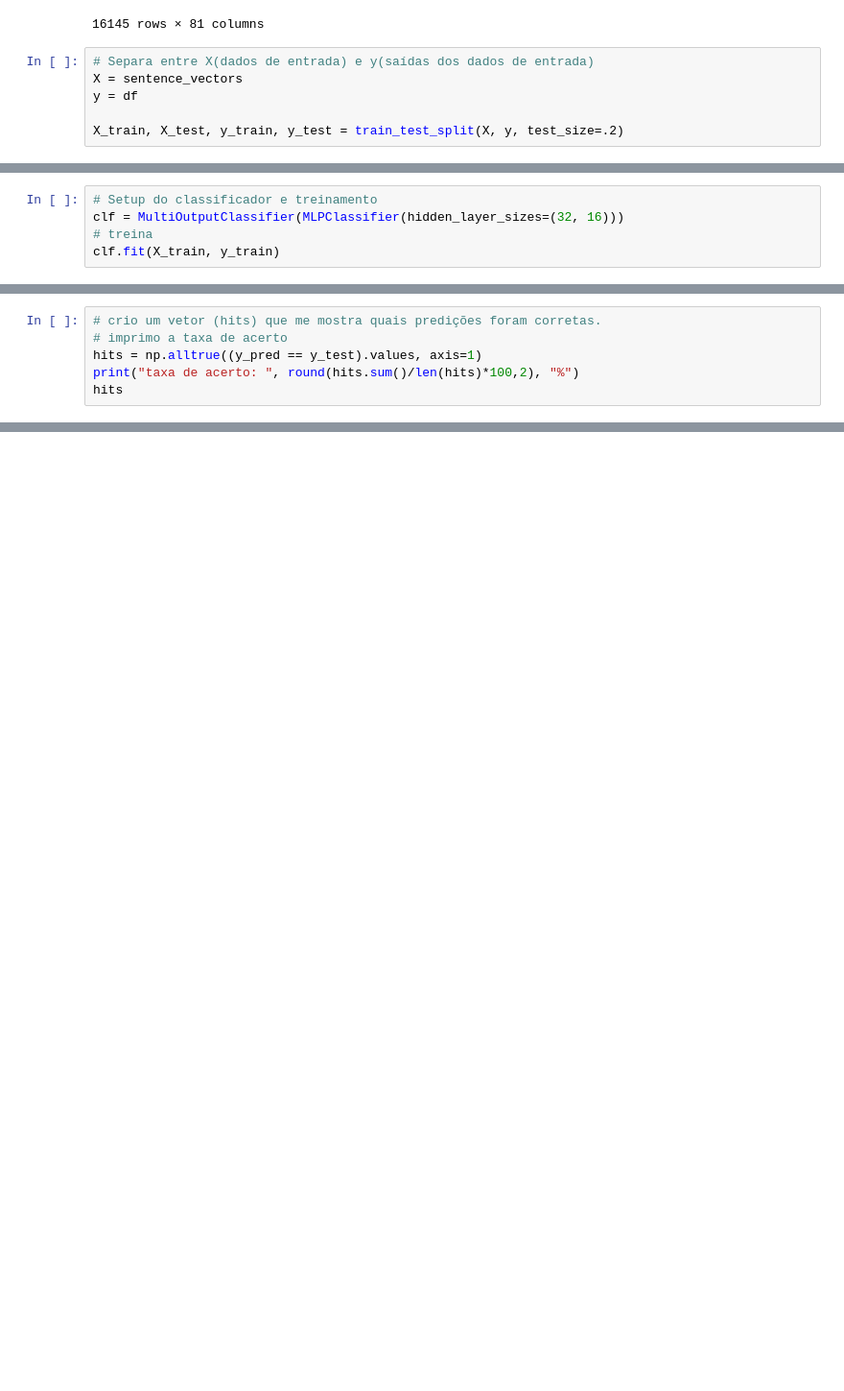
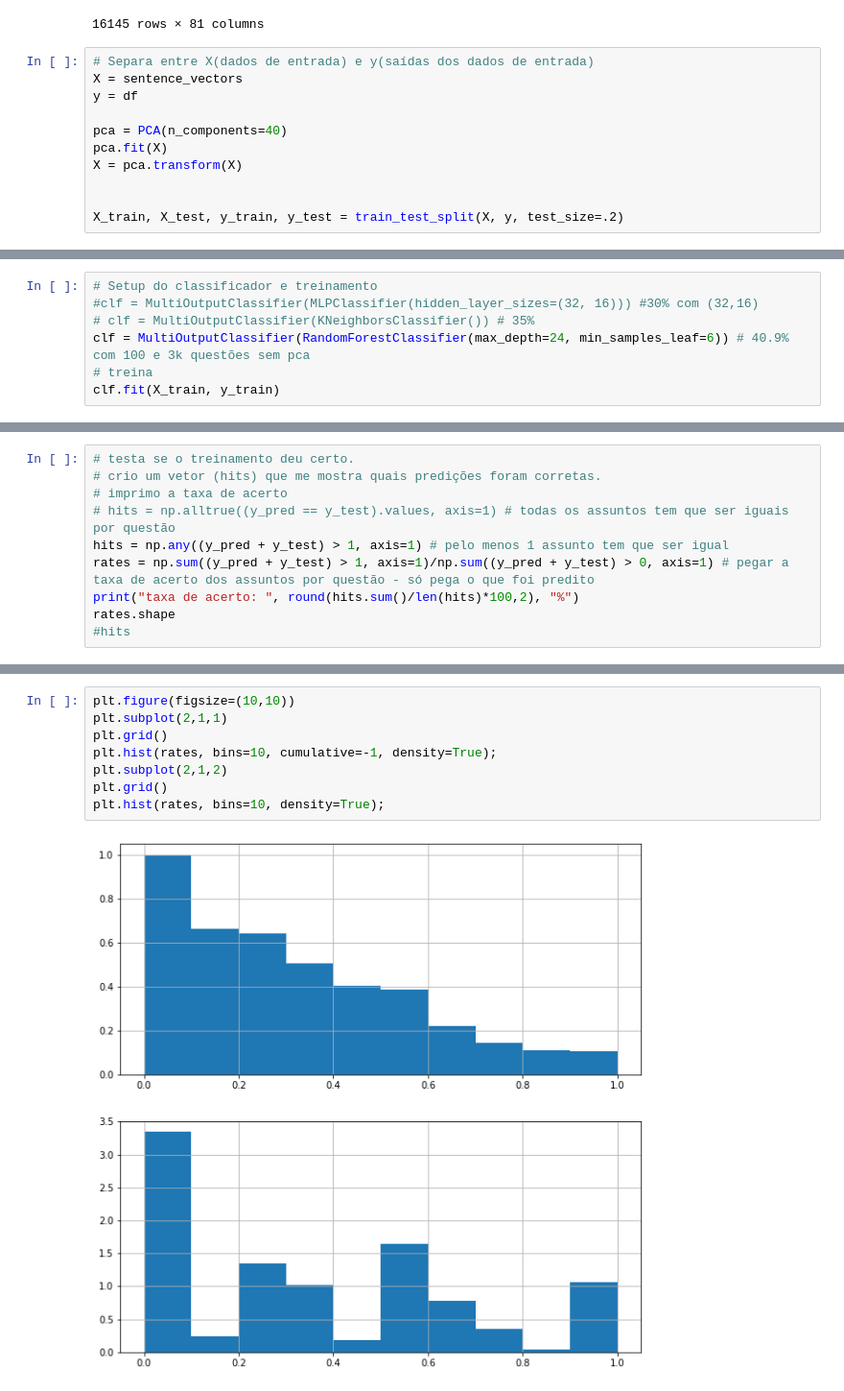
Before and after one commit to msfreit/awari, a Jupyter notebook: 2 - Mentoria/question_subject_classification_v1.1.ipynb, the cells around one changed output, grey strips where cells are left out. Shown at 96% size. Drawn from its saved outputs; the diff is of its cells as text; blank space fills up the shorter version.

```diff
--- a/2 - Mentoria/question_subject_classification_v1.1.ipynb
+++ b/2 - Mentoria/question_subject_classification_v1.1.ipynb
@@ -377,6 +382,11 @@ df
 X = sentence_vectors
 y = df
 
+pca = PCA(n_components=40)
+pca.fit(X)
+X = pca.transform(X)
+
+
 X_train, X_test, y_train, y_test = train_test_split(X, y, test_size=.2)
 # %%
 # import sklearn
@@ -386,6 +401,8 @@ from sklearn.neural_network import MLPClassifier
 # %%
 # Setup do classificador e treinamento
-clf = MultiOutputClassifier(MLPClassifier(hidden_layer_sizes=(32, 16)))
+#clf = MultiOutputClassifier(MLPClassifier(hidden_layer_sizes=(32, 16))) #30% com (32,16)
+# clf = MultiOutputClassifier(KNeighborsClassifier()) # 35%
+clf = MultiOutputClassifier(RandomForestClassifier(max_depth=24, min_samples_leaf=6)) # 40.9% com 100 e 3k questões sem pca
 # treina
 clf.fit(X_train, y_train)
 # %% [output]
@@ -399,7 +421,11 @@ y_pred.shape
 # %%
+# testa se o treinamento deu certo.
 # crio um vetor (hits) que me mostra quais predições foram corretas.
 # imprimo a taxa de acerto
-hits = np.alltrue((y_pred == y_test).values, axis=1)
+# hits = np.alltrue((y_pred == y_test).values, axis=1) # todas os assuntos tem que ser iguais por questão
+hits = np.any((y_pred + y_test) > 1, axis=1) # pelo menos 1 assunto tem que ser igual
+rates = np.sum((y_pred + y_test) > 1, axis=1)/np.sum((y_pred + y_test) > 0, axis=1) # pegar a taxa de acerto dos assuntos por questão - só pega o que foi predito
 print("taxa de acerto: ", round(hits.sum()/len(hits)*100,2), "%")
-hits
+rates.shape
+#hits
 # %% [output]
@@ -417,0 +434,10 @@ documents[0:5]
+# %%
+plt.figure(figsize=(10,10))
+plt.subplot(2,1,1)
+plt.grid()
+plt.hist(rates, bins=10, cumulative=-1, density=True);
+plt.subplot(2,1,2)
+plt.grid()
+plt.hist(rates, bins=10, density=True);
+# %% [output]
+[figure, added]
```
Also changed, not shown: parts of 21 cells of this notebook, 1 other file.
